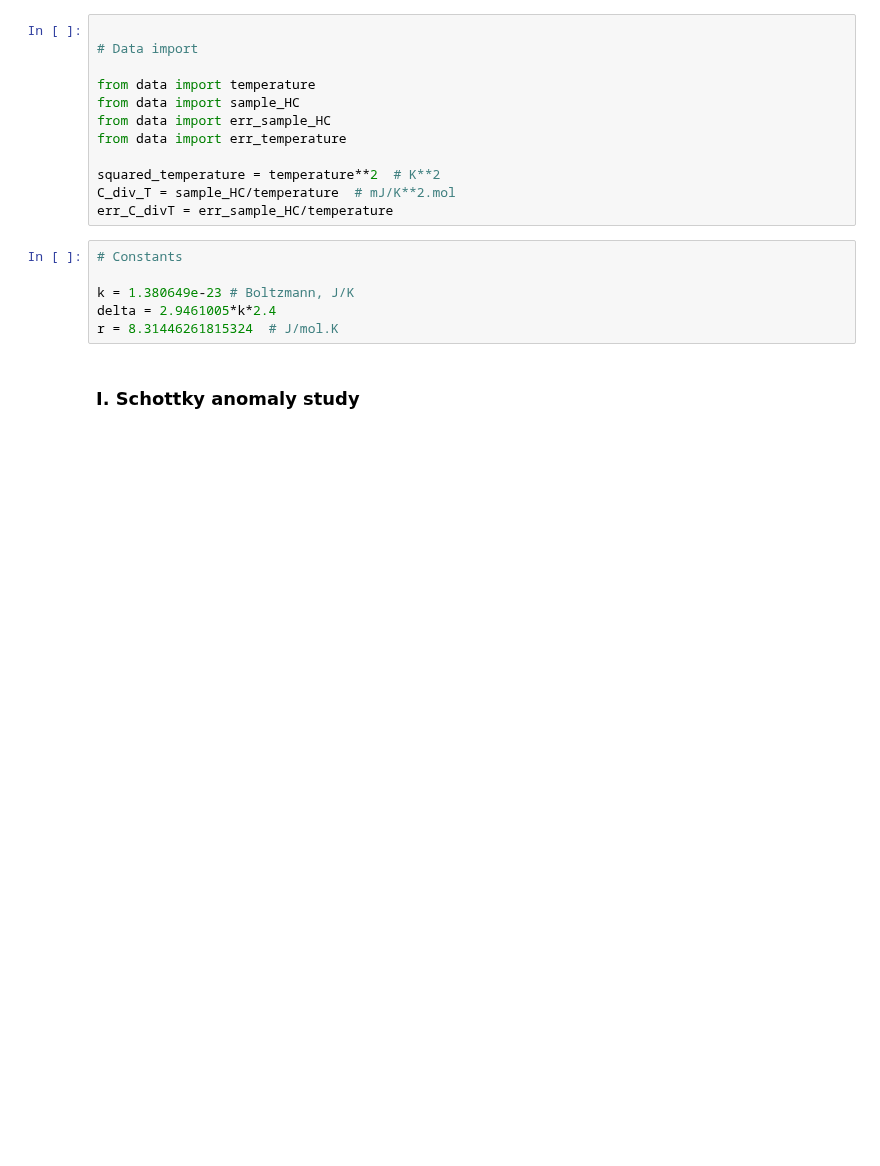
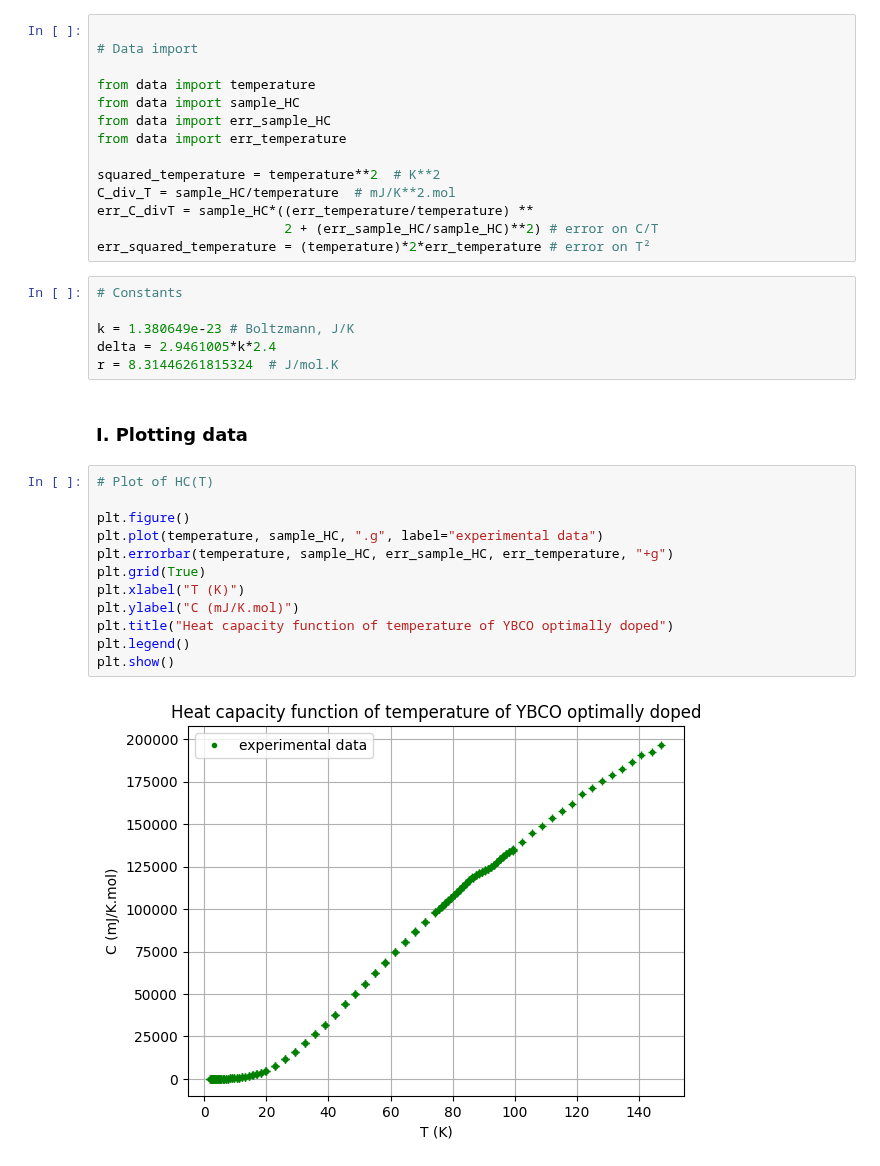
Before and after one commit to Gamal-on/YBCO, a Jupyter notebook: results_YBCO.ipynb, the cells around one changed output. Cells and saved outputs as stored; diff of their text form; blank space fills up the shorter version.

```diff
--- a/results_YBCO.ipynb
+++ b/results_YBCO.ipynb
@@ -15,12 +14,28 @@ from data import err_temperature
 
 squared_temperature = temperature**2  # K**2
 C_div_T = sample_HC/temperature  # mJ/K**2.mol
-err_C_divT = err_sample_HC/temperature
+err_C_divT = sample_HC*((err_temperature/temperature) **
+                        2 + (err_sample_HC/sample_HC)**2) # error on C/T
+err_squared_temperature = (temperature)*2*err_temperature # error on T²
 # %%
 # Constants
 
 k = 1.380649e-23 # Boltzmann, J/K
 delta = 2.9461005*k*2.4
 r = 8.31446261815324  # J/mol.K
-# %% [markdown]
-### I. Schottky anomaly study
+# %% [markdown]
+### I. Plotting data
+# %%
+# Plot of HC(T)
+
+plt.figure()
+plt.plot(temperature, sample_HC, ".g", label="experimental data")
+plt.errorbar(temperature, sample_HC, err_sample_HC, err_temperature, "+g")
+plt.grid(True)
+plt.xlabel("T (K)")
+plt.ylabel("C (mJ/K.mol)")
+plt.title("Heat capacity function of temperature of YBCO optimally doped")
+plt.legend()
+plt.show()
+# %% [output]
+[figure, added]
```
Also changed, not shown: parts of 6 cells of this notebook.
